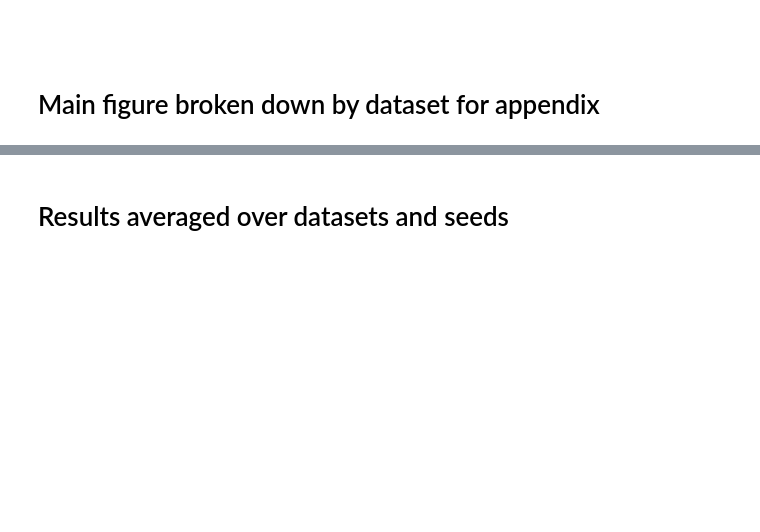
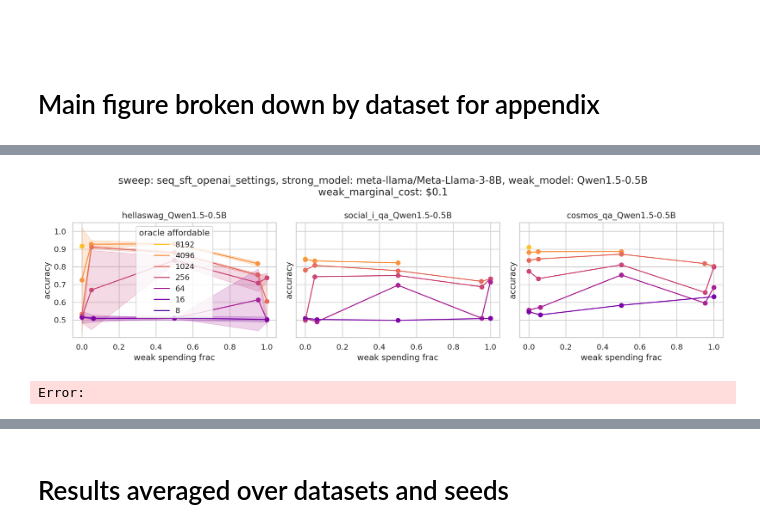
Before and after one commit to EleutherAI/scalable-elicitation, a Jupyter notebook: figures.ipynb, the cells around one changed output, grey strips where cells are left out. Drawn from its saved outputs; the diff is of its cells as text; code cells hidden in the pictures; blank space fills up the shorter version.

```diff
--- a/figures.ipynb
+++ b/figures.ipynb
@@ -169,3 +169,71 @@ for weak_name in weak_names:
 #
 # %% [markdown]
 # Main figure broken down by dataset for appendix
+# %%
+sns.set_theme(style="whitegrid")
+
+weak_marginal_cost = 1/10
+weak_model = "Qwen1.5-0.5B"
+strong_model = "meta-llama/Meta-Llama-3-8B"
+
+
+# sweep_name = "seq_sft_both_estop_disjoint_logconf"
+sweep_name = "seq_sft_openai_settings"
+# sweep_name = "oracle_prompted_weak_sft_estop"
+# sweep_name = "seq_sft_both_estop_active_oracle_disjoint"
+# sweep_name = "seq_sft_both_estop_clean_disjoint"
+weak_spending_fracs = [0.0, 0.05, 0.5, 0.95, 1.0]
+oracle_affordables = [8, 16, 64, 256, 1024, 4096, 8192]
+current_base_ds_names = ["hellaswag", "social_i_qa", "cosmos_qa"]
+
+# sweep_name = "seq_sft_both_estop_clean_disjoint"
+# weak_spending_fracs = [0.0, 0.05, 0.2, 0.4, 0.6, 0.8, 0.95, 1.0]
+# oracle_affordables = [8, 16, 64, 256, 512, 1024, 4096, 8192]
+# current_base_ds_names = base_ds_names
+
+sns.set_palette("plasma_r", n_colors=len(oracle_affordables))
+kinds = ["{base_name}_" + weak_model,]
+
+fig, axs = plt.subplots(len(kinds), len(current_base_ds_names), figsize=(2 + 4 * len(current_base_ds_names), len(kinds) * 4), sharex=True, sharey=True, dpi=200)
+axs = axs.reshape((-1, len(current_base_ds_names)))
+for i, kind in enumerate(kinds):
+    for j, base_ds_name in enumerate(current_base_ds_names):
+        plt.sca(axs[i, j])
+        ds_name = kind.format(base_name=base_ds_name)
+        run_name = (ds_name,
+            strong_model,
+            sweep_name)
+
+        # saliences = salience_df.loc[(ds_name, strong_model)]
+        # salience_weak, salience_oracle = saliences["salience_weak"], saliences["salience_oracle"]
+
+        for oracle_affordable in oracle_affordables[::-1]:
+            accs = []
+            acc_lo = []
+            acc_hi = []
+            actual_wsfs = []
+            for wsf in weak_spending_fracs:
+                osf = 1 - wsf
+                n_oracle = int(wsf * oracle_affordable)
+                n_weak = int((oracle_affordable - n_oracle) / weak_marginal_cost)
+                acc, acc_std, n = find_result_by_n(results_df, n_weak, n_oracle, run_name, rtol=0.05, verbose=False)
+                print(f"{n_weak=}, {n_oracle=}, {n=}")
+                if acc is not None:
+                    accs.append(acc)
+                    acc_lo.append(acc - acc_std)
+                    acc_hi.append(acc + acc_std)
+                    actual_wsfs.append(1 - (n_oracle / (n_oracle + n_weak * weak_marginal_cost)))
+
+            plt.plot(actual_wsfs, accs, label=f"{oracle_affordable}")
+            plt.scatter(actual_wsfs, accs)
+            plt.fill_between(actual_wsfs, acc_lo, acc_hi, alpha=0.2, color=plt.gca().lines[-1].get_color())
+
+        plt.xlabel("weak spending frac")
+        plt.ylabel("accuracy")
+        plt.title(f"{ds_name}")
+        if i == 0 and j == 0:
+            plt.legend(title="oracle affordable")
+plt.suptitle(f"sweep: {sweep_name}, strong_model: {strong_model}, weak_model: {weak_model}\nweak_marginal_cost: \\${weak_marginal_cost}")
+plt.tight_layout()
+plt.show()
+# %% [output]
@@ -171,0 +257,2 @@ for weak_name in weak_names:
+[figure, added]
+Error:
```
Also changed, not shown: parts of 7 cells of this notebook, 7 other files.
